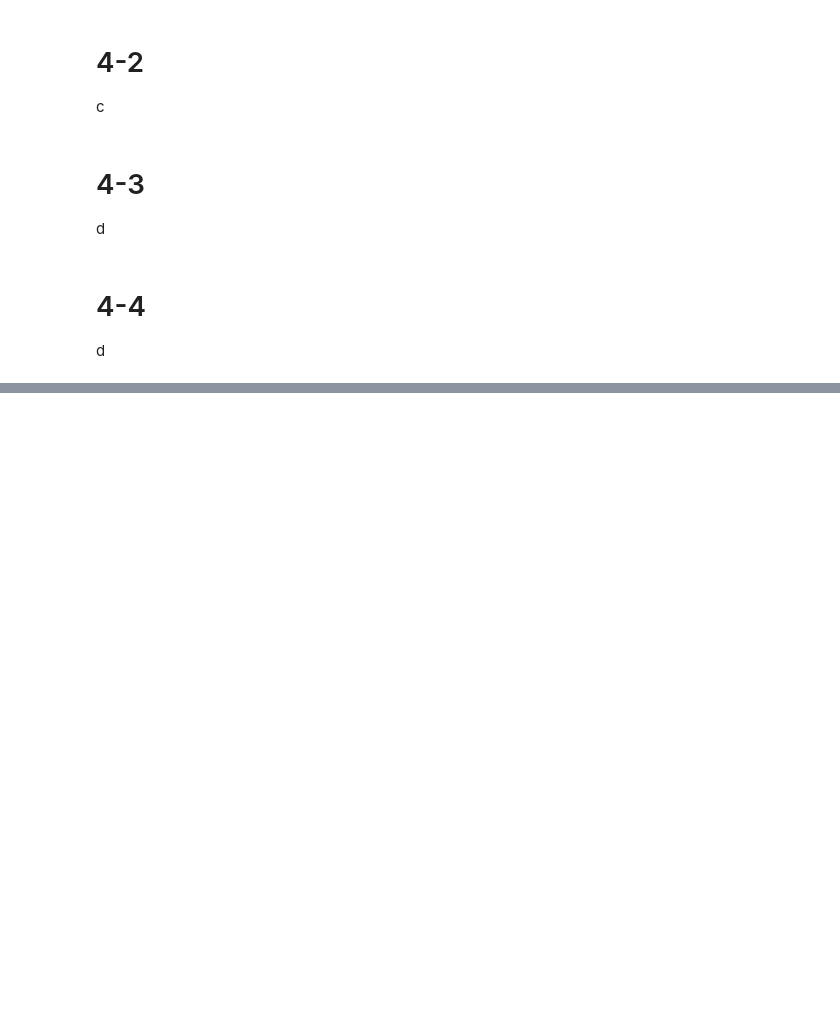
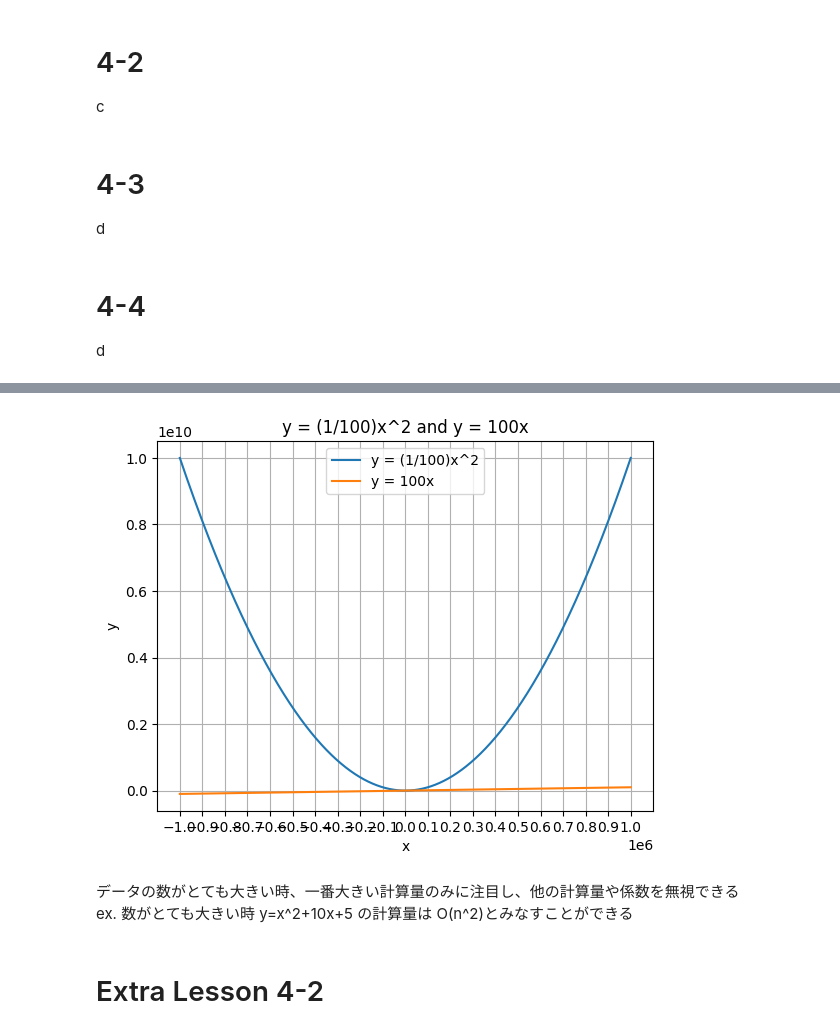
Before and after one commit to tiyo5151/algo-2024, a Jupyter notebook: src/first/cahapter4.ipynb, the cells around one changed output, grey strips where cells are left out. Saved outputs shown, nothing was run; the diff lists cells and outputs as text; code cells hidden in the pictures; blank space fills up the shorter version.

```diff
--- a/src/first/cahapter4.ipynb
+++ b/src/first/cahapter4.ipynb
@@ -262,0 +286,22 @@ d
+# %%
+xs = [x for x in range(-1000000, 1000001)]
+ys = [(1 / 100) * x**2 for x in range(-1000000, 1000001)]
+ys2 = [100 * x for x in range(-1000000, 1000001)]
+
+plt.plot(xs, ys, label="y = (1/100)x^2")
+plt.plot(xs, ys2, label="y = 100x")
+plt.legend()
+plt.xlabel("x")
+plt.ylabel("y")
+plt.title("y = (1/100)x^2 and y = 100x")
+plt.xticks(range(-1000000, 1000001, 100000))
+plt.grid(True)
+
+plt.show()
+# %% [output]
+[figure, added]
+# %% [markdown]
+データの数がとても大きい時、一番大きい計算量のみに注目し、他の計算量や係数を無視できる<br>
+ex. 数がとても大きい時 y=x^2+10x+5 の計算量は O(n^2)とみなすことができる
+# %% [markdown]
+# Extra Lesson 4-2
```
Also changed, not shown: parts of 8 cells of this notebook.
